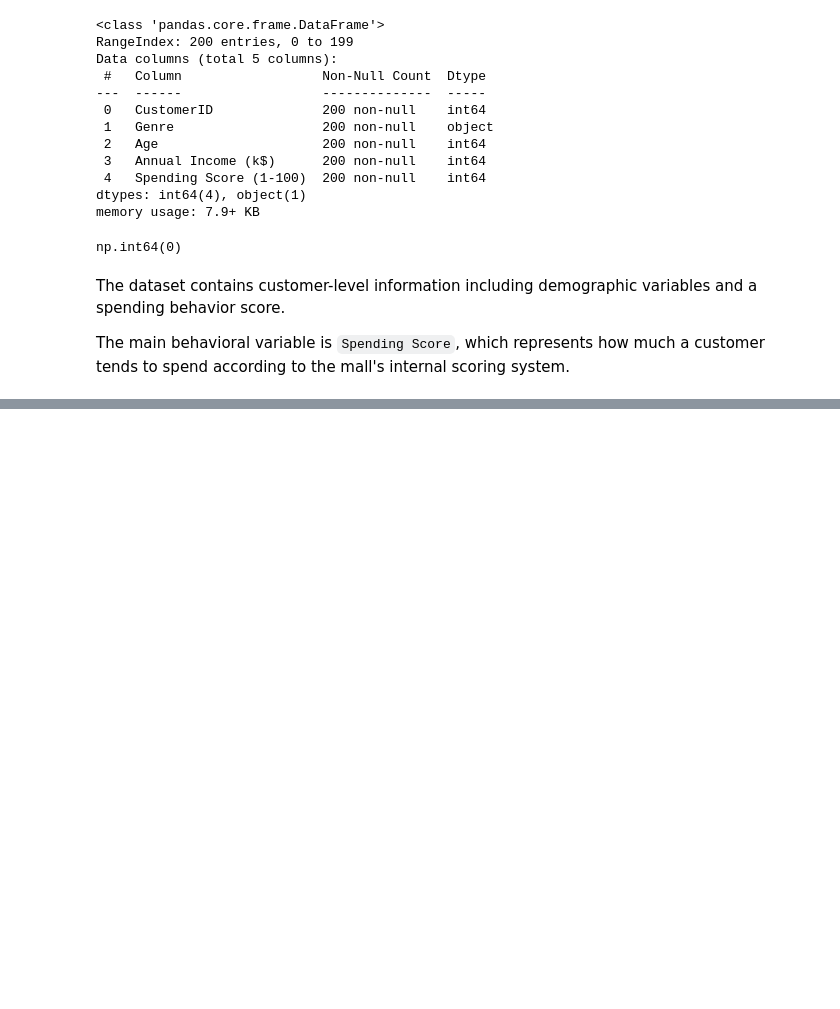
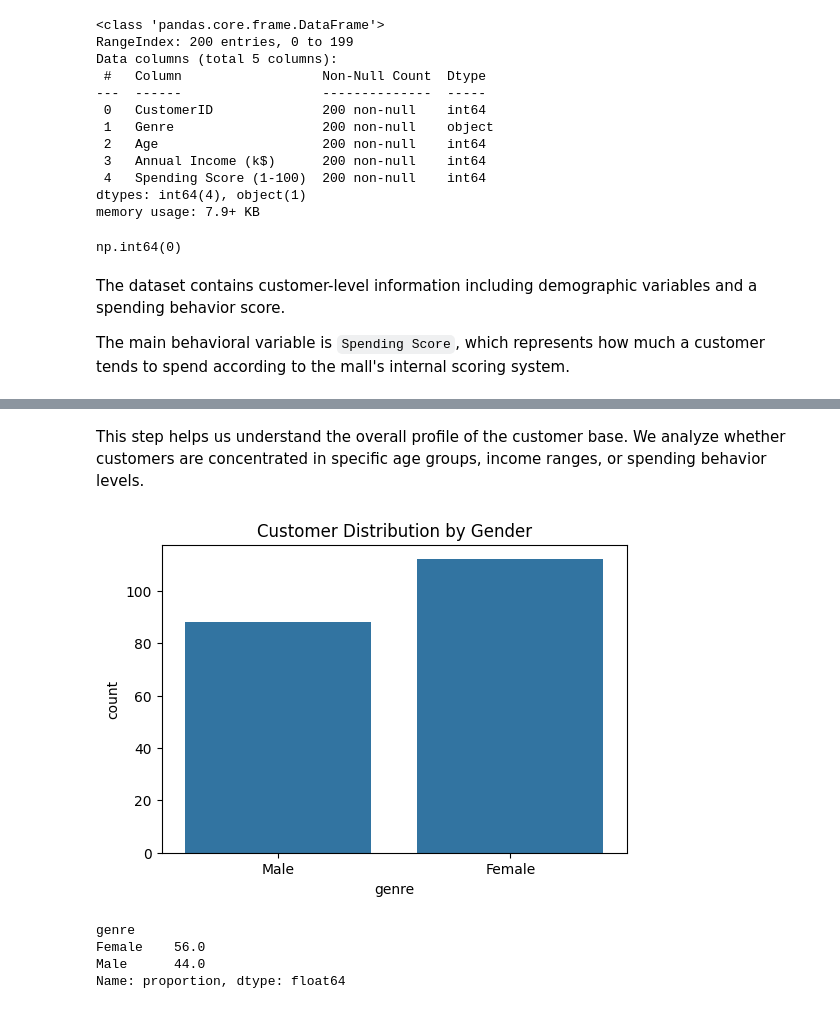
Before and after one commit to soneca3101/customer-segmentation-mall-customers, a Jupyter notebook: notebooks/customer_segmentation_kmeans.ipynb, the cells around one changed output, grey strips where cells are left out. Saved outputs shown, nothing was run; the diff lists cells and outputs as text; code cells hidden in the pictures; blank space fills up the shorter version.

```diff
--- a/notebooks/customer_segmentation_kmeans.ipynb
+++ b/notebooks/customer_segmentation_kmeans.ipynb
@@ -93,0 +125,17 @@ df.head()
+# %% [markdown]
+This step helps us understand the overall profile of the customer base. We analyze whether customers are concentrated in specific age groups, income ranges, or spending behavior levels.
+# %%
+plt.figure(figsize=(6, 4))
+sns.countplot(data=df, x="genre")
+plt.title("Customer Distribution by Gender")
+plt.savefig("../images/gender_distribution.png", dpi=300, bbox_inches="tight")
+plt.show()
+# %% [output]
+[figure, added]
+# %%
+df["genre"].value_counts(normalize=True) * 100
+# %% [output]
+genre
+Female    56.0
+Male      44.0
+Name: proportion, dtype: float64
```
Also changed, not shown: parts of 37 cells of this notebook, 8 other files.
